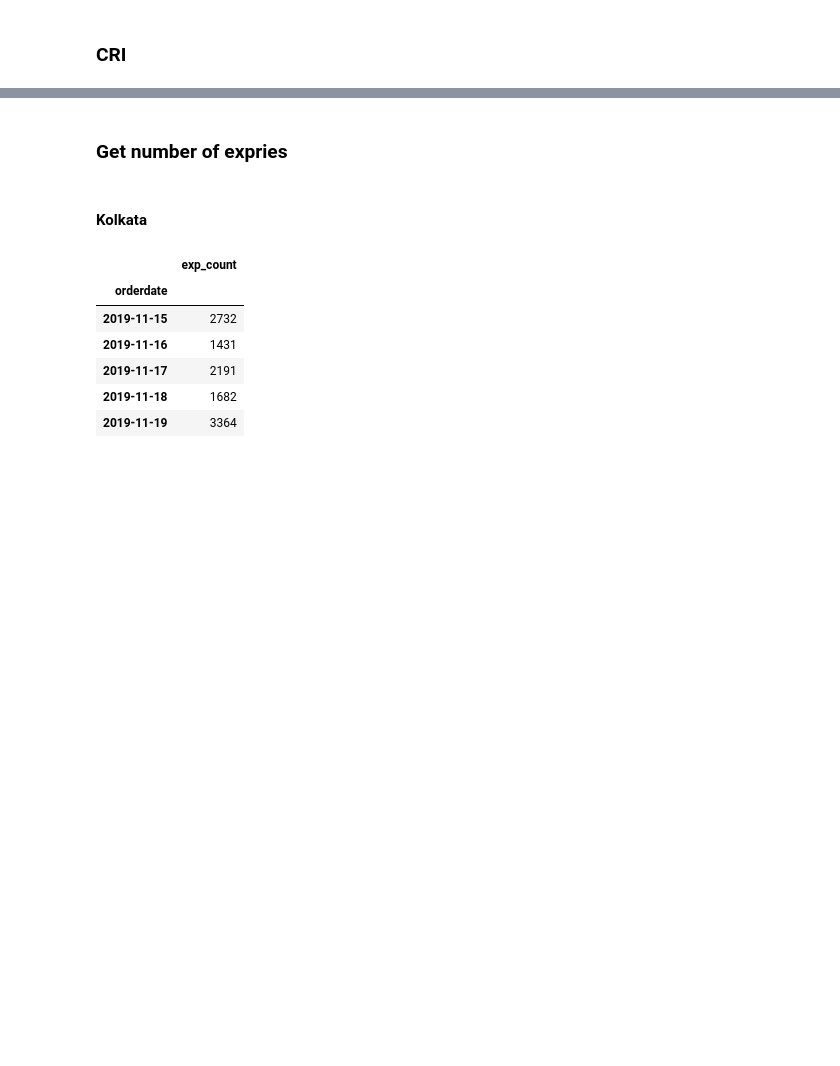
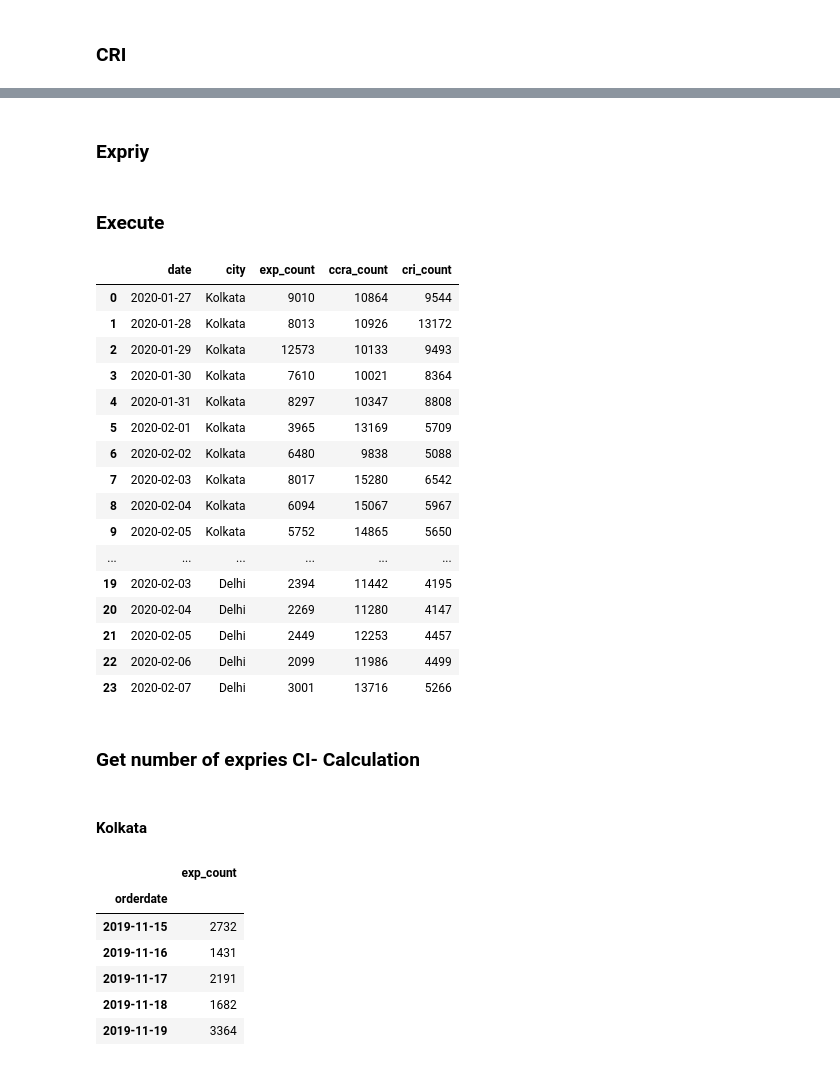
Before and after one commit to RonakAgrawal77/growth_war_room, a Jupyter notebook: RiderAcceptedIssues.ipynb, the cells around one changed output, grey strips where cells are left out. Drawn from its saved outputs; the diff is of its cells as text; code cells hidden in the pictures; blank space fills up the shorter version.

Commit message:
Adding exp_count, ccra count,cri count

```diff
--- a/RiderAcceptedIssues.ipynb
+++ b/RiderAcceptedIssues.ipynb
@@ -108,10 +108,12 @@ def get_if_expected_list(split_list,start_stop):
         'new',
         'riderBusy',
         'riderRejected',
+        'notReachedToRider',
         'customerCancelled'
     ]
     filtered_list=[x for x in status_list if x[0] in allowed_status]
     return (len(filtered_list)==len(status_list))
+
 def get_count_in_cell(cell):
     split_list= cell.split('{')
     return sum([get_if_expected_list(split_list,start_stop) for start_stop in get_start_stop_indices(split_list)])
@@ -126,10 +128,12 @@ def get_cri(data_file):
     updated_at_split=orders['updatedAt'].progress_apply(lambda x: x.strip('[]'))
     count=updated_at_split.progress_apply(get_count_in_cell).sum()
     return count
+
 def execute(city,date):
     data_file='CRI_{city}_{date}.csv'.format(city=city,date=date)
     download_data(city,date,data_file)
     count=get_cri(data_file)
     from pathlib import Path
     Path(data_file+'_'+str(count)).touch()
-    print('# CancelledRiderIssues- (new →  (riderBusy,riderRejected)*  → (customerCancelled)) = {0} for {1}'.format(count,data_file))
+    print('# CancelledRiderIssues- (new →  (riderBusy,riderRejected,notReachedToRider)*  → (customerCancelled)) = {0} for {1}'.format(count,data_file))
+    return city, date, count
@@ -144,5 +174,65 @@ city_list=['Kolkata','Delhi']
+# %% [markdown]
+### Expriy
+# %%
+def download_data_exp(city,start_date,end_date,data_file):
+    conn = presto.connect(
+        host='10.160.0.62',
+        port=8060,
+        protocol='http',
+        catalog='hive',
+        schema='mongodb',
+        username='ronak',
+        # requests_kwargs=req_kw,
+    )
+    order_date_query_test = """Select orderdate as date,serviceobj_city as city,count(*) as exp_count
+from hive.mongodb.orders
+where (status ='expired') and  (serviceobj_city='{city}') and orderdate BETWEEN '{start_date}' and '{end_date}'
+group by (orderdate),serviceobj_city order by orderdate
+    """.format(city=city,start_date=start_date,end_date=end_date)
+    df_order_date_test = pd.read_sql(order_date_query_test, conn)
+    df_order_date_test.to_csv(data_file)
+    return df_order_date_test
+
+def execute_expiries(city,start_date,end_date):
+    data_file='exp_{city}_{start_date}_{end_date}.csv'.format(city=city,start_date=start_date,end_date=end_date)
+    return download_data_exp(city,start_date,end_date,data_file)
+# %% [markdown]
+### Execute
+# %%
+date1 = '2020-01-27'
+date2 = '2020-02-07'
+date_list = pd.date_range(date1, date2).date.astype(str).tolist()
+city_list=['Kolkata','Delhi']
+cri=[execute(city,date) for city in city_list for date in date_list]
+cri=pd.DataFrame(cri,columns=['city','date','cri_count'])
+ccra=[execute_ccra(city,date) for city in city_list for date in date_list]
+ccra_df=pd.DataFrame(ccra,columns=['city','date','ccra_count'])
+city_wise_numbers=pd.merge(ccra_df,cri,on=['city','date'],how='inner')
+exp_data=[execute_expiries(city,date1,date2) for city in city_list]
+exp_data_df=pd.concat(exp_data)
+metrics=pd.merge(exp_data_df,city_wise_numbers,on=['city','date'],how='inner')
+# %%
+metrics
+# %% [output]
+|  | date | city | exp_count | ccra_count | cri_count |
+| 0 | 2020-01-27 | Kolkata | 9010 | 10864 | 9544 |
+| 1 | 2020-01-28 | Kolkata | 8013 | 10926 | 13172 |
+| 2 | 2020-01-29 | Kolkata | 12573 | 10133 | 9493 |
+| 3 | 2020-01-30 | Kolkata | 7610 | 10021 | 8364 |
+| 4 | 2020-01-31 | Kolkata | 8297 | 10347 | 8808 |
+| 5 | 2020-02-01 | Kolkata | 3965 | 13169 | 5709 |
+| 6 | 2020-02-02 | Kolkata | 6480 | 9838 | 5088 |
+| 7 | 2020-02-03 | Kolkata | 8017 | 15280 | 6542 |
+| 8 | 2020-02-04 | Kolkata | 6094 | 15067 | 5967 |
+| 9 | 2020-02-05 | Kolkata | 5752 | 14865 | 5650 |
+| ... | ... | ... | ... | ... | ... |
+| 19 | 2020-02-03 | Delhi | 2394 | 11442 | 4195 |
+| 20 | 2020-02-04 | Delhi | 2269 | 11280 | 4147 |
+| 21 | 2020-02-05 | Delhi | 2449 | 12253 | 4457 |
+| 22 | 2020-02-06 | Delhi | 2099 | 11986 | 4499 |
+| 23 | 2020-02-07 | Delhi | 3001 | 13716 | 5266 |
 # %% [markdown]
-### Get number of expries
+### Get number of expries CI- Calculation
 # %% [markdown]
 #### Kolkata
 # %%
```
Also changed, not shown: parts of 4 cells of this notebook.
